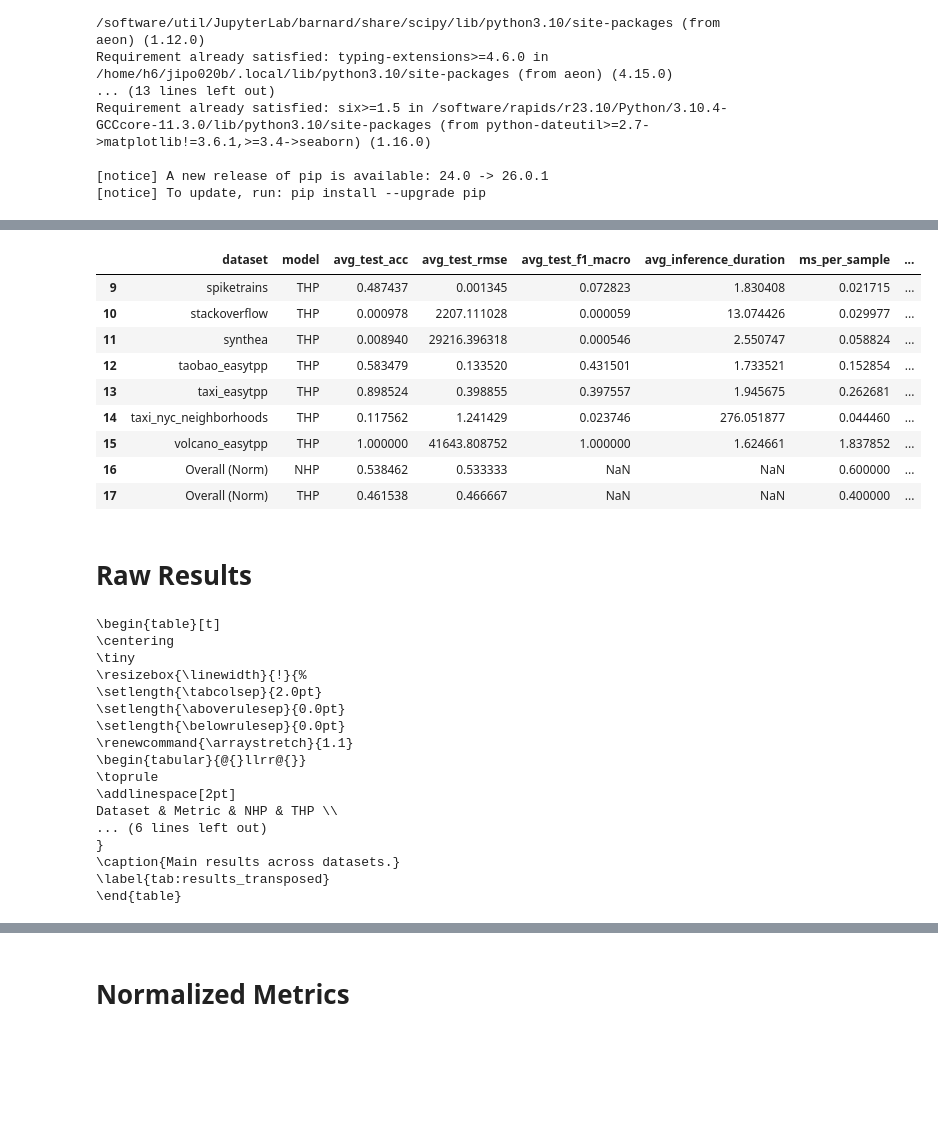
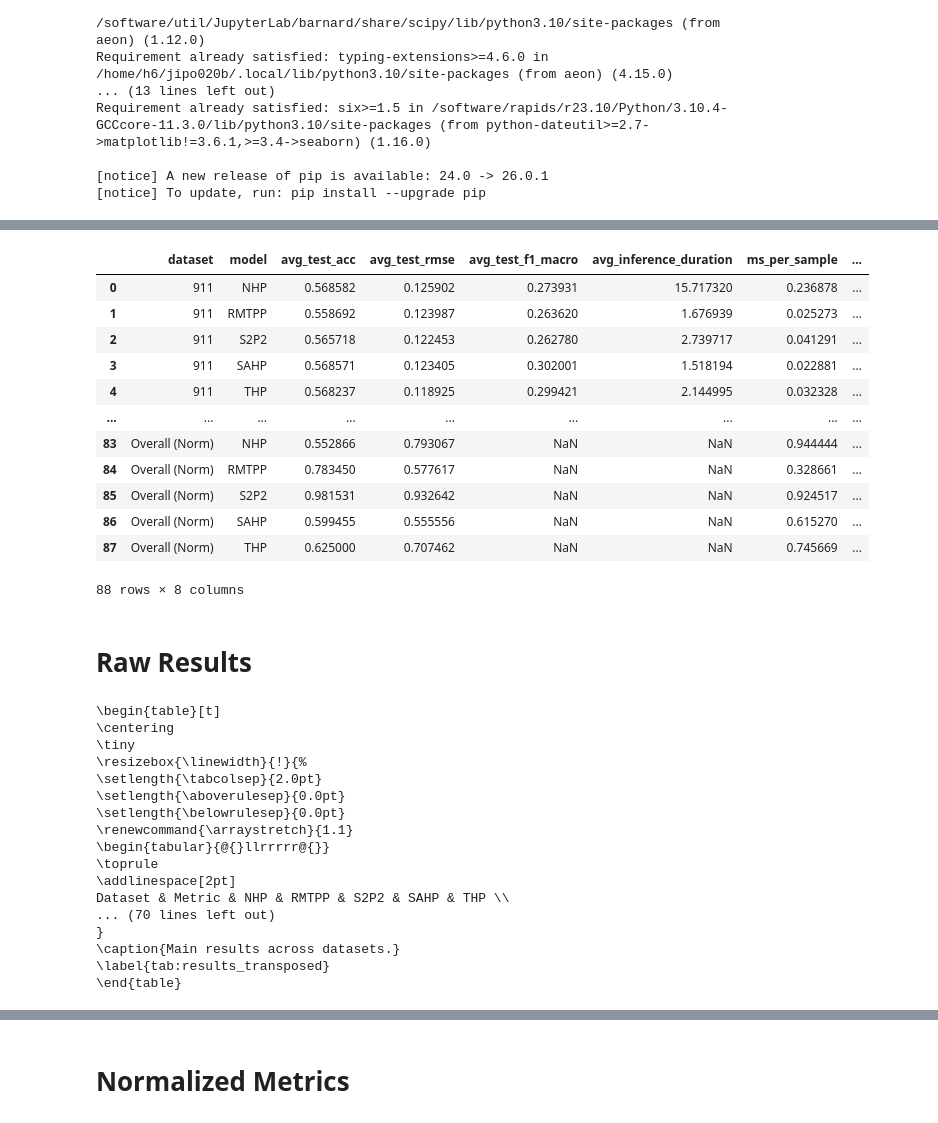
Before and after one commit to JP-SystemsX/MUSES_Eval, a Jupyter notebook: analysis/benchmark.ipynb, the cells around one changed output, grey strips where cells are left out. Drawn from its saved outputs; the diff is of its cells as text; code cells hidden in the pictures; blank space fills up the shorter version.

```diff
--- a/analysis/benchmark.ipynb
+++ b/analysis/benchmark.ipynb
@@ -56,7 +56,7 @@ test_sizes = {
     "taxi_nyc_neighborhoods": 62089613 // 10,
     "stackoverflow": 4361540 // 10,
     "retweet_easytpp": 2610102 // 10,
-    "memetrac": 28611897 // 10,
+    "memetrack": 28611897 // 10,
     "wikipedia": 5920802 // 10,
     "amazon_easytpp": 413420 // 10,
     "taobao_easytpp": 113410 // 10,
@@ -165,43 +161,46 @@ def compute_normalized_scores(df: pd.DataFrame) -> pd.DataFrame:
     # fill missing evaluations with worst possible normalized value = 1
     # but only for metrics that are valid for that dataset
     for dataset, valid_metrics in valid_metrics_by_dataset.items():
         mask = norm_df["dataset"] == dataset
         for metric in valid_metrics:
             norm_df.loc[mask, metric] = norm_df.loc[mask, metric].fillna(1.0)
 
     # average across datasets per model
     overall = (
         norm_df
         .groupby("model", as_index=False)
         .mean(numeric_only=True)
     )
     overall["dataset"] = "Overall (Norm)"
 
     # align columns to original df
     cols = df.columns
     for col in cols:
         if col not in overall.columns:
             overall[col] = np.nan
     overall = overall[cols]
 
     return pd.concat([df, overall], ignore_index=True)
 
 df_ = compute_normalized_scores(df)
 df_["objective"] = (df_["avg_test_acc"] - 0.2 * df_["avg_test_rmse"]) / 1.2
 df_.loc[df_["dataset"] != "Overall (Norm)", "objective"] = 1
 df = df_
-df.tail(9)
+df
 # %% [output]
 |  | dataset | model | avg_test_acc | avg_test_rmse | avg_test_f1_macro | avg_inference_duration | ms_per_sample | ... |
-| 9 | spiketrains | THP | 0.487437 | 0.001345 | 0.072823 | 1.830408 | 0.021715 | ... |
-| 10 | stackoverflow | THP | 0.000978 | 2207.111028 | 0.000059 | 13.074426 | 0.029977 | ... |
-| 11 | synthea | THP | 0.008940 | 29216.396318 | 0.000546 | 2.550747 | 0.058824 | ... |
-| 12 | taobao_easytpp | THP | 0.583479 | 0.133520 | 0.431501 | 1.733521 | 0.152854 | ... |
-| 13 | taxi_easytpp | THP | 0.898524 | 0.398855 | 0.397557 | 1.945675 | 0.262681 | ... |
-| 14 | taxi_nyc_neighborhoods | THP | 0.117562 | 1.241429 | 0.023746 | 276.051877 | 0.044460 | ... |
-| 15 | volcano_easytpp | THP | 1.000000 | 41643.808752 | 1.000000 | 1.624661 | 1.837852 | ... |
-| 16 | Overall (Norm) | NHP | 0.538462 | 0.533333 | NaN | NaN | 0.600000 | ... |
-| 17 | Overall (Norm) | THP | 0.461538 | 0.466667 | NaN | NaN | 0.400000 | ... |
+| 0 | 911 | NHP | 0.568582 | 0.125902 | 0.273931 | 15.717320 | 0.236878 | ... |
+| 1 | 911 | RMTPP | 0.558692 | 0.123987 | 0.263620 | 1.676939 | 0.025273 | ... |
+| 2 | 911 | S2P2 | 0.565718 | 0.122453 | 0.262780 | 2.739717 | 0.041291 | ... |
+| 3 | 911 | SAHP | 0.568571 | 0.123405 | 0.302001 | 1.518194 | 0.022881 | ... |
+| 4 | 911 | THP | 0.568237 | 0.118925 | 0.299421 | 2.144995 | 0.032328 | ... |
+| ... | ... | ... | ... | ... | ... | ... | ... | ... |
+| 83 | Overall (Norm) | NHP | 0.552866 | 0.793067 | NaN | NaN | 0.944444 | ... |
+| 84 | Overall (Norm) | RMTPP | 0.783450 | 0.577617 | NaN | NaN | 0.328661 | ... |
+| 85 | Overall (Norm) | S2P2 | 0.981531 | 0.932642 | NaN | NaN | 0.924517 | ... |
+| 86 | Overall (Norm) | SAHP | 0.599455 | 0.555556 | NaN | NaN | 0.615270 | ... |
+| 87 | Overall (Norm) | THP | 0.625000 | 0.707462 | NaN | NaN | 0.745669 | ... |
+88 rows × 8 columns
 # %%
 dataset_names = {
     "911": "911",
@@ -542,11 +541,11 @@ print(latex)
 \setlength{\aboverulesep}{0.0pt}
 \setlength{\belowrulesep}{0.0pt}
 \renewcommand{\arraystretch}{1.1}
-\begin{tabular}{@{}llrr@{}}
+\begin{tabular}{@{}llrrrrr@{}}
 \toprule
 \addlinespace[2pt]
-Dataset & Metric & NHP & THP \\
-... (6 lines left out)
+Dataset & Metric & NHP & RMTPP & S2P2 & SAHP & THP \\
+... (70 lines left out)
 }
 \caption{Main results across datasets.}
 \label{tab:results_transposed}
```
Also changed, not shown: parts of 2 cells of this notebook, 5 other files.
